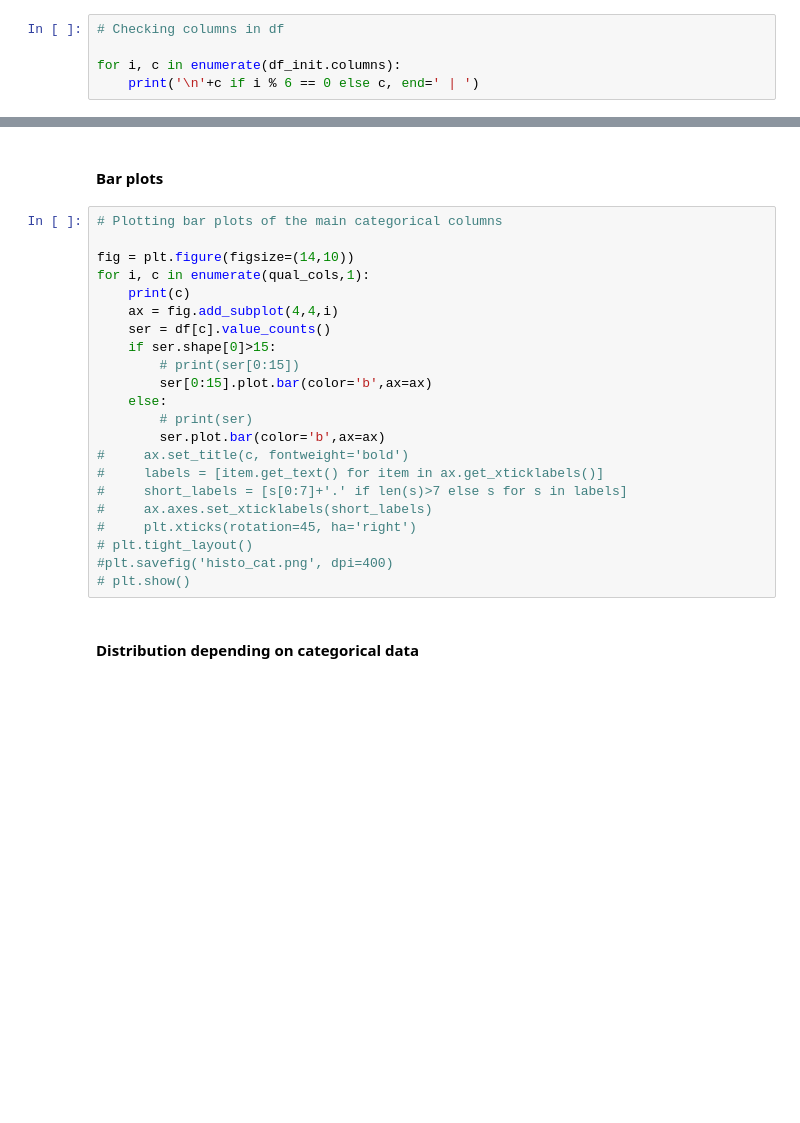
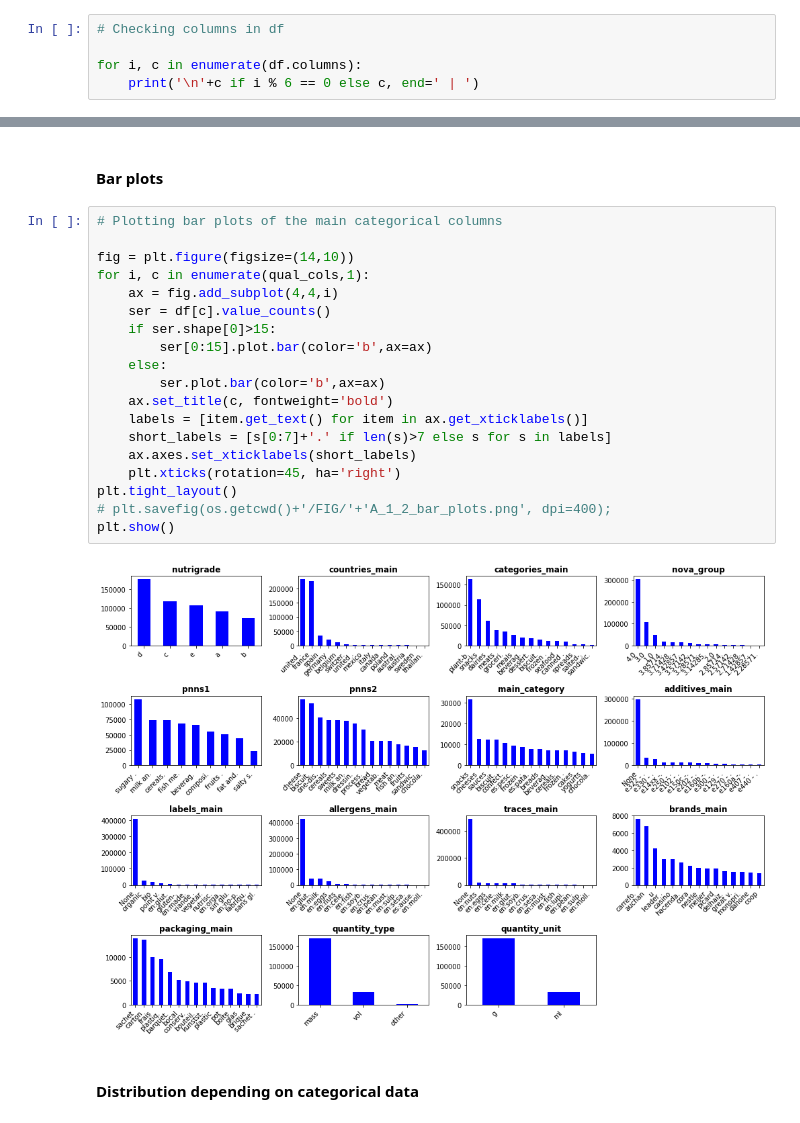
Before and after one commit to SmellyArmure/OC_DS_Project3, a Jupyter notebook: NOTEBOOKS/P3_Analysis.ipynb, the cells around one changed output, grey strips where cells are left out. Cells and saved outputs as stored; diff of their text form; blank space fills up the shorter version.

```diff
--- a/NOTEBOOKS/P3_Analysis.ipynb
+++ b/NOTEBOOKS/P3_Analysis.ipynb
@@ -127,7 +123,7 @@ df['created_datetime'] = pd.to_datetime(df['created_datetime'])
 # %%
 # Checking columns in df
 
-for i, c in enumerate(df_init.columns):
+for i, c in enumerate(df.columns):
     print('\n'+c if i % 6 == 0 else c, end=' | ')
 # %% [output]
 code | code_val | categories_main | categories_tuple | url | main_category |
@@ -291,25 +327,24 @@ qual_cols = cols_1_C + cols_2_C + cols_3_C + cols_4_C
 # %%
 # Plotting bar plots of the main categorical columns
 
 fig = plt.figure(figsize=(14,10))
 for i, c in enumerate(qual_cols,1):
-    print(c)
     ax = fig.add_subplot(4,4,i)
     ser = df[c].value_counts()
     if ser.shape[0]>15:
-        # print(ser[0:15])
         ser[0:15].plot.bar(color='b',ax=ax)
     else:
-        # print(ser)
         ser.plot.bar(color='b',ax=ax)
-#     ax.set_title(c, fontweight='bold')
-#     labels = [item.get_text() for item in ax.get_xticklabels()]
-#     short_labels = [s[0:7]+'.' if len(s)>7 else s for s in labels]
-#     ax.axes.set_xticklabels(short_labels)
-#     plt.xticks(rotation=45, ha='right')
-# plt.tight_layout()
-#plt.savefig('histo_cat.png', dpi=400)
-# plt.show()
+    ax.set_title(c, fontweight='bold')
+    labels = [item.get_text() for item in ax.get_xticklabels()]
+    short_labels = [s[0:7]+'.' if len(s)>7 else s for s in labels]
+    ax.axes.set_xticklabels(short_labels)
+    plt.xticks(rotation=45, ha='right')
+plt.tight_layout()
+# plt.savefig(os.getcwd()+'/FIG/'+'A_1_2_bar_plots.png', dpi=400);
+plt.show()
+# %% [output]
+[figure, added]
 # %% [markdown]
 #### Distribution depending on categorical data
 # %%
```
Also changed, not shown: parts of 57 cells of this notebook, 4 other files.
